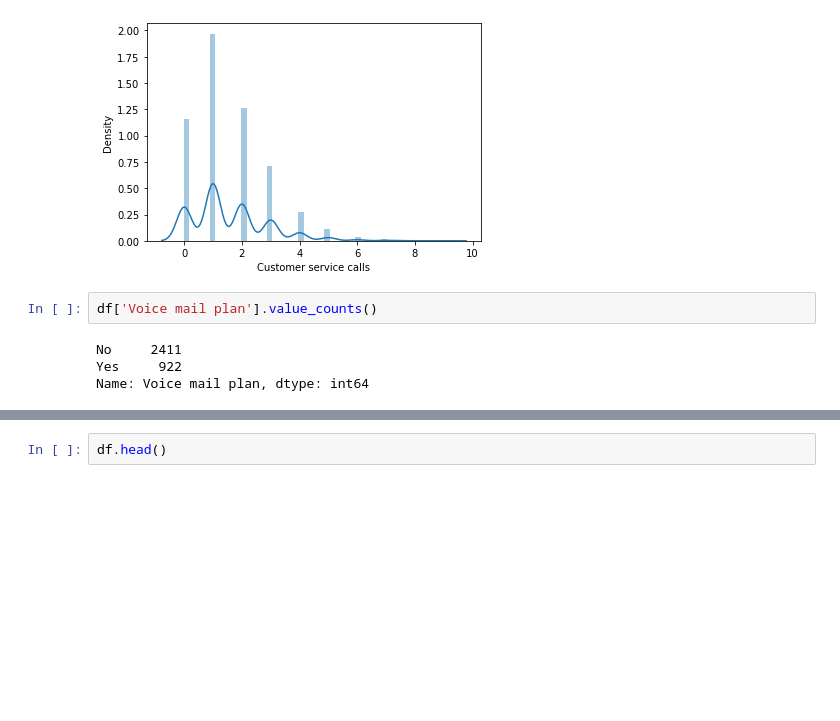
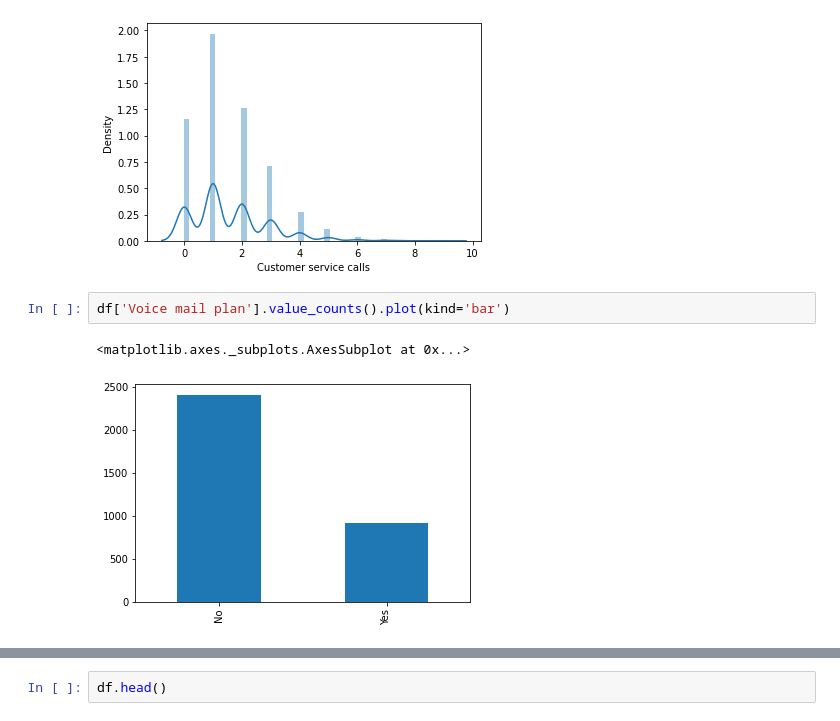
Before and after one commit to AditiAgrawal1/Telecom_Churn_Analysis, a Jupyter notebook: Copy_of_Telecom_Churn_Analysis_Capstone_Project.ipynb, the cells around one changed output, grey strips where cells are left out. Cells and saved outputs as stored; diff of their text form; blank space fills up the shorter version.

```diff
--- a/Copy_of_Telecom_Churn_Analysis_Capstone_Project.ipynb
+++ b/Copy_of_Telecom_Churn_Analysis_Capstone_Project.ipynb
@@ -136,9 +135,8 @@ sns.distplot(df['Customer service calls'])
 <matplotlib.axes._subplots.AxesSubplot at 0x...>
 [figure]
 # %%
-df['Voice mail plan'].value_counts()
+df['Voice mail plan'].value_counts().plot(kind='bar')
 # %% [output]
-No     2411
-Yes     922
-Name: Voice mail plan, dtype: int64
+<matplotlib.axes._subplots.AxesSubplot at 0x...>
+[figure, added]
 # %%
```
Also changed, not shown: parts of 21 cells of this notebook.
